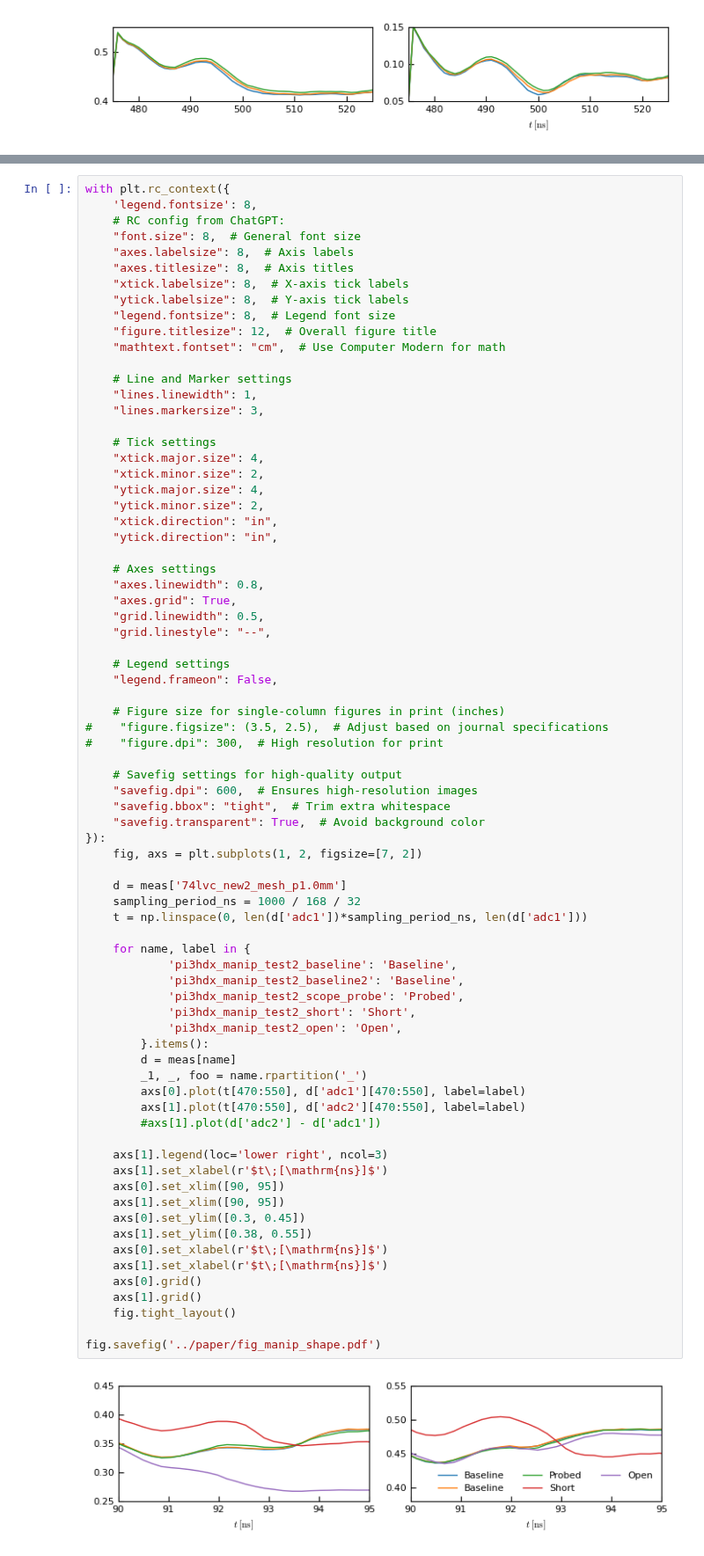
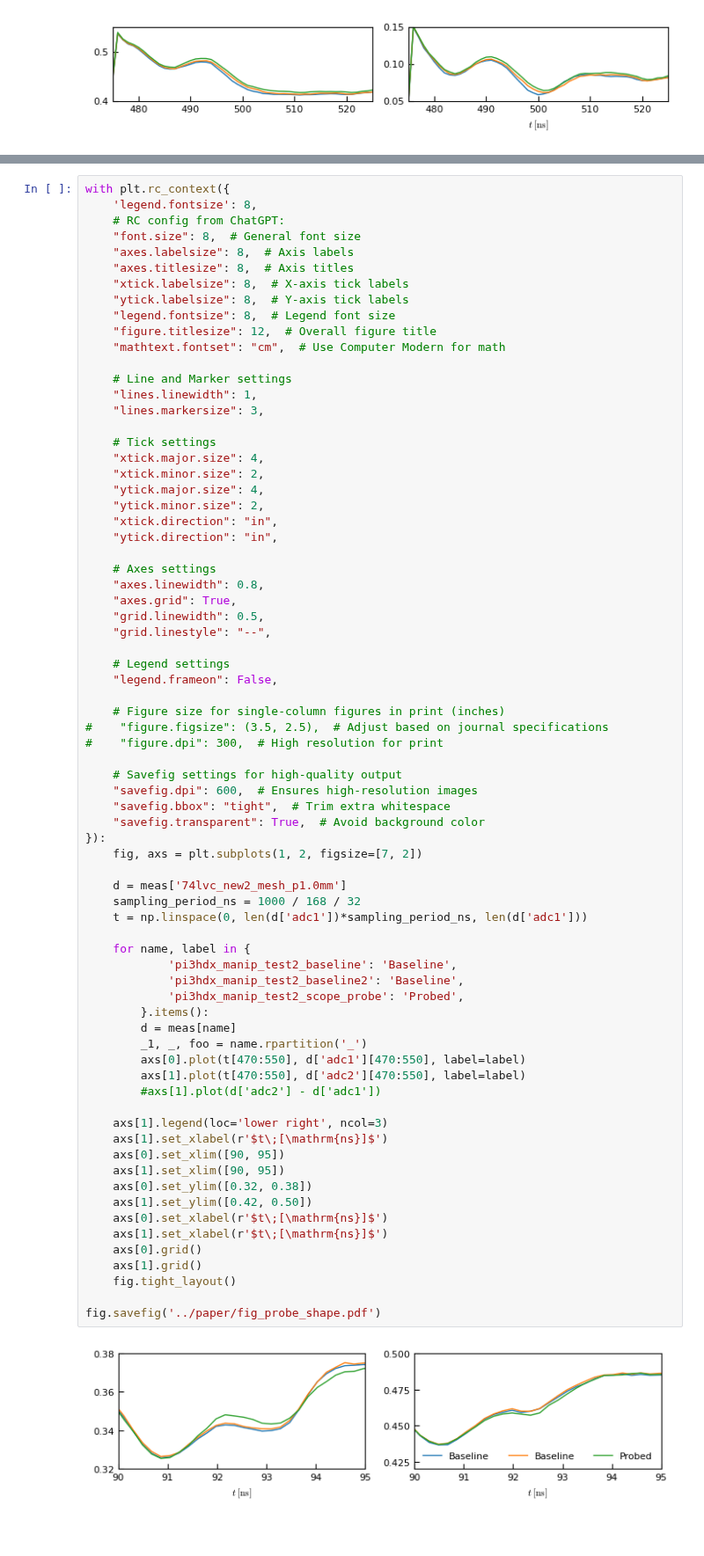
Before and after one commit to jaseg/sampling-mesh-monitor, a Jupyter notebook: risetime_measurements/Traces.ipynb, the cells around one changed output, grey strips where cells are left out. Shown at 88% size. Saved outputs shown, nothing was run; the diff lists cells and outputs as text; blank space fills up the shorter version.

Commit message:
Improve probe shape plots

```diff
--- a/risetime_measurements/Traces.ipynb
+++ b/risetime_measurements/Traces.ipynb
@@ -453,36 +453,34 @@ with plt.rc_context({
     "savefig.transparent": True,  # Avoid background color
 }):
     fig, axs = plt.subplots(1, 2, figsize=[7, 2])
 
     d = meas['74lvc_new2_mesh_p1.0mm']
     sampling_period_ns = 1000 / 168 / 32
     t = np.linspace(0, len(d['adc1'])*sampling_period_ns, len(d['adc1']))
 
     for name, label in {
             'pi3hdx_manip_test2_baseline': 'Baseline',
             'pi3hdx_manip_test2_baseline2': 'Baseline',
             'pi3hdx_manip_test2_scope_probe': 'Probed',
-            'pi3hdx_manip_test2_short': 'Short',
-            'pi3hdx_manip_test2_open': 'Open',
         }.items():
         d = meas[name]
         _1, _, foo = name.rpartition('_')
         axs[0].plot(t[470:550], d['adc1'][470:550], label=label)
         axs[1].plot(t[470:550], d['adc2'][470:550], label=label)
         #axs[1].plot(d['adc2'] - d['adc1'])
 
     axs[1].legend(loc='lower right', ncol=3)
     axs[1].set_xlabel(r'$t\;[\mathrm{ns}]$')
     axs[0].set_xlim([90, 95])
     axs[1].set_xlim([90, 95])
-    axs[0].set_ylim([0.3, 0.45])
-    axs[1].set_ylim([0.38, 0.55])
+    axs[0].set_ylim([0.32, 0.38])
+    axs[1].set_ylim([0.42, 0.50])
     axs[0].set_xlabel(r'$t\;[\mathrm{ns}]$')
     axs[1].set_xlabel(r'$t\;[\mathrm{ns}]$')
     axs[0].grid()
     axs[1].grid()
     fig.tight_layout()
 
-fig.savefig('../paper/fig_manip_shape.pdf')
+fig.savefig('../paper/fig_probe_shape.pdf')
 # %% [output]
-[figure, old version]
+[figure, new version]
```
Also changed, not shown: parts of 2 cells of this notebook, 1 other file.
